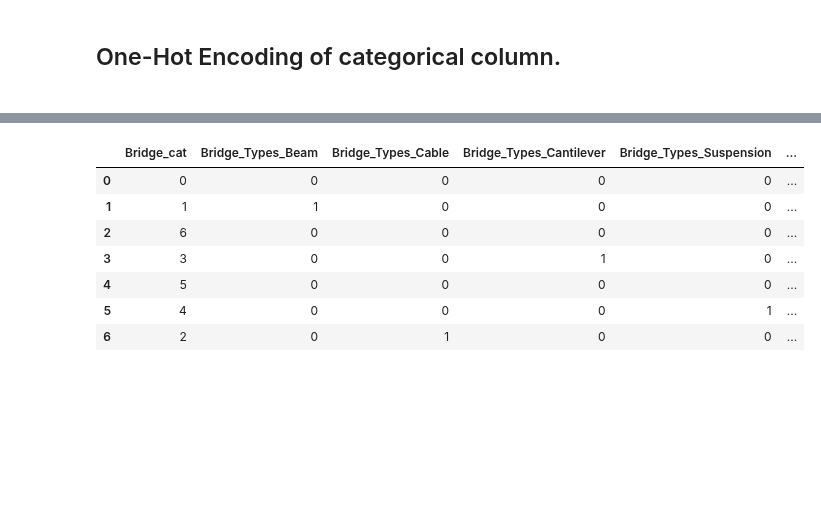
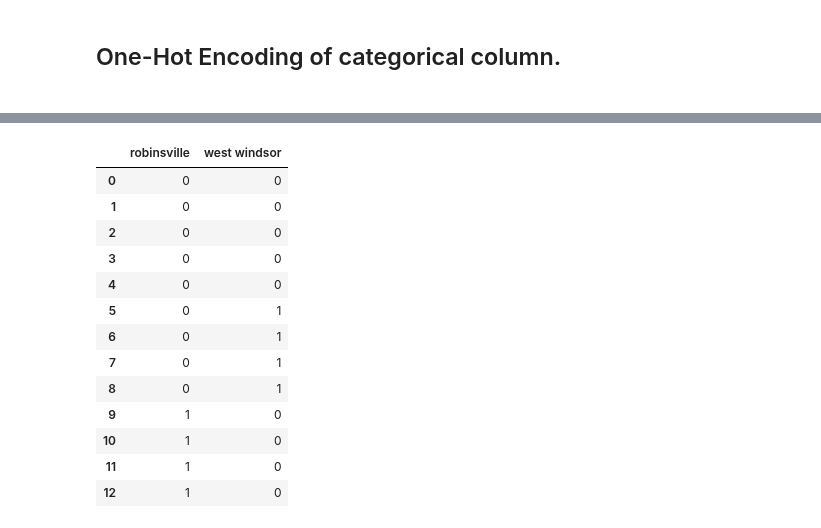
Before and after one commit to Raghav087/Python, a Jupyter notebook: Data Treatment.ipynb, the cells around one changed output, grey strips where cells are left out. Saved outputs shown, nothing was run; the diff lists cells and outputs as text; code cells hidden in the pictures; blank space fills up the shorter version.

```diff
--- a/Data Treatment.ipynb
+++ b/Data Treatment.ipynb
@@ -128,0 +101,3 @@ bridge_df
+# %%
+home = pd.read_csv('D:/pandas Practice/homeprices.csv')
+home
@@ -129,13 +119,18 @@ bridge_df
 # %%
-bridgeDF = pd.get_dummies(bridge_df,drop_first=True)
-bridgeDF #Set 'drop_first=True' to avoid dummy variable trap.
-#Hence we get 6 dummy variables for 7 levels of categorical column.
+dummies = pd.get_dummies(home['town'],drop_first=True)
+dummies #Include the 'drop_first=True' option to avoid dummy variable trap.
 # %% [output]
-|  | Bridge_cat | Bridge_Types_Beam | Bridge_Types_Cable | Bridge_Types_Cantilever | Bridge_Types_Suspension | ... |
-| 0 | 0 | 0 | 0 | 0 | 0 | ... |
-| 1 | 1 | 1 | 0 | 0 | 0 | ... |
-| 2 | 6 | 0 | 0 | 0 | 0 | ... |
-| 3 | 3 | 0 | 0 | 1 | 0 | ... |
-| 4 | 5 | 0 | 0 | 0 | 0 | ... |
-| 5 | 4 | 0 | 0 | 0 | 1 | ... |
-| 6 | 2 | 0 | 1 | 0 | 0 | ... |
+|  | robinsville | west windsor |
+| 0 | 0 | 0 |
+| 1 | 0 | 0 |
+| 2 | 0 | 0 |
+| 3 | 0 | 0 |
+| 4 | 0 | 0 |
+| 5 | 0 | 1 |
+| 6 | 0 | 1 |
+| 7 | 0 | 1 |
+| 8 | 0 | 1 |
+| 9 | 1 | 0 |
+| 10 | 1 | 0 |
+| 11 | 1 | 0 |
+| 12 | 1 | 0 |
```
Also changed, not shown: parts of 14 cells of this notebook, 1 other file.
